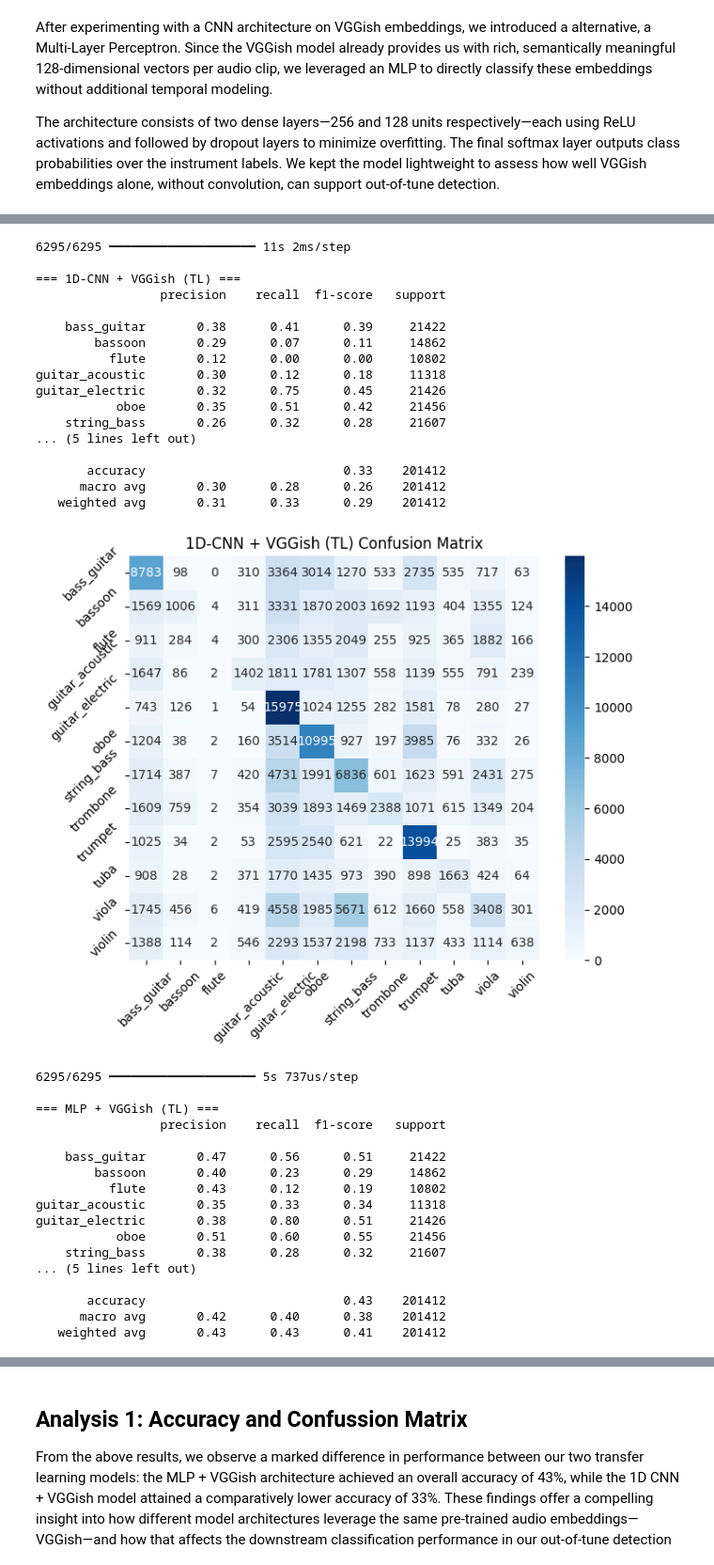
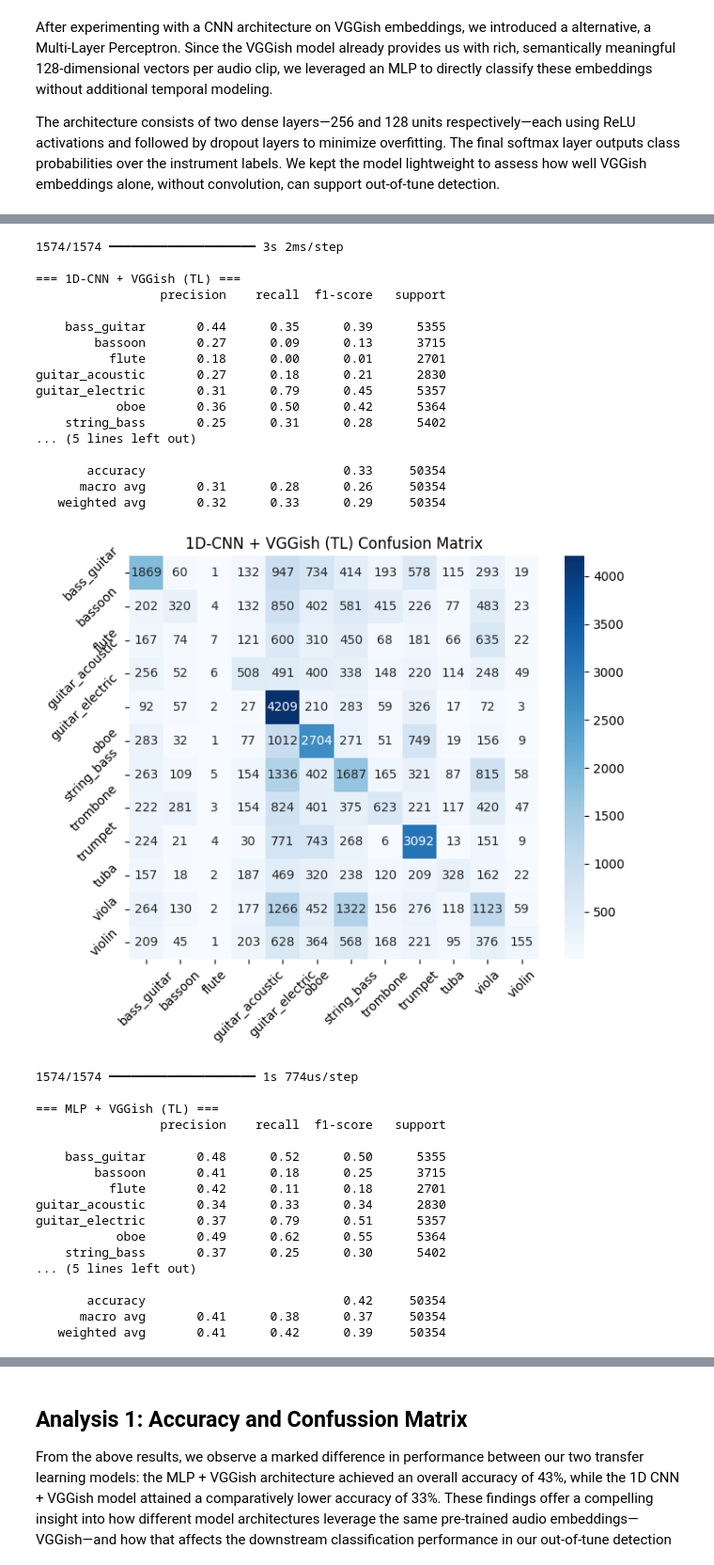
Before and after one commit to SMZ2000/PolyphonicInstrumentTuningDetection, a Jupyter notebook: FinalProject/FinalProject-Draft.ipynb, the cells around one changed output, grey strips where cells are left out. Shown at 94% size. Saved outputs shown, nothing was run; the diff lists cells and outputs as text; code cells hidden in the pictures.

```diff
--- a/FinalProject/FinalProject-Draft.ipynb
+++ b/FinalProject/FinalProject-Draft.ipynb
@@ -811,57 +806,57 @@ Epoch 30/30
 # %%
 import seaborn as sns
 
 #Evaluate Both Transfer Learning Models
 def report_tl(model, X, y, title):
     y_pred = np.argmax(model.predict(X), axis=1)
     y_true = np.argmax(y, axis=1)
     print(f"\n=== {title} ===")
     print(classification_report(y_true, y_pred, target_names=label_encoder.classes_))
     cm = confusion_matrix(y_true, y_pred)
     plt.figure(figsize=(7,6))
     sns.heatmap(cm, annot=True, fmt="d", cmap="Blues",
                 xticklabels=label_encoder.classes_,
                 yticklabels=label_encoder.classes_)
     plt.title(f"{title} Confusion Matrix")
     plt.xticks(rotation=45); plt.yticks(rotation=45)
     plt.tight_layout()
     plt.show()
 
-report_tl(cnn_tl, X_tr_c,      y_tr, "1D-CNN + VGGish (TL)")
-report_tl(mlp_tl, X_tr,      y_tr, "MLP + VGGish (TL)")
+report_tl(cnn_tl, X_te_c,      y_te, "1D-CNN + VGGish (TL)")
+report_tl(mlp_tl, X_te,      y_te, "MLP + VGGish (TL)")
 # %% [output]
-6295/6295 ━━━━━━━━━━━━━━━━━━━━ 11s 2ms/step
+1574/1574 ━━━━━━━━━━━━━━━━━━━━ 3s 2ms/step
 
 === 1D-CNN + VGGish (TL) ===
                  precision    recall  f1-score   support
 
-    bass_guitar       0.38      0.41      0.39     21422
-        bassoon       0.29      0.07      0.11     14862
-          flute       0.12      0.00      0.00     10802
-guitar_acoustic       0.30      0.12      0.18     11318
-guitar_electric       0.32      0.75      0.45     21426
-           oboe       0.35      0.51      0.42     21456
-    string_bass       0.26      0.32      0.28     21607
+    bass_guitar       0.44      0.35      0.39      5355
+        bassoon       0.27      0.09      0.13      3715
+          flute       0.18      0.00      0.01      2701
+guitar_acoustic       0.27      0.18      0.21      2830
+guitar_electric       0.31      0.79      0.45      5357
+           oboe       0.36      0.50      0.42      5364
+    string_bass       0.25      0.31      0.28      5402
 ... (5 lines left out)
 
-       accuracy                           0.33    201412
-      macro avg       0.30      0.28      0.26    201412
-   weighted avg       0.31      0.33      0.29    201412
+       accuracy                           0.33     50354
+      macro avg       0.31      0.28      0.26     50354
+   weighted avg       0.32      0.33      0.29     50354
-[figure, old version]
+[figure, new version]
-6295/6295 ━━━━━━━━━━━━━━━━━━━━ 5s 737us/step
+1574/1574 ━━━━━━━━━━━━━━━━━━━━ 1s 774us/step
 
 === MLP + VGGish (TL) ===
                  precision    recall  f1-score   support
 
-    bass_guitar       0.47      0.56      0.51     21422
-        bassoon       0.40      0.23      0.29     14862
-          flute       0.43      0.12      0.19     10802
-guitar_acoustic       0.35      0.33      0.34     11318
-guitar_electric       0.38      0.80      0.51     21426
-           oboe       0.51      0.60      0.55     21456
-    string_bass       0.38      0.28      0.32     21607
+    bass_guitar       0.48      0.52      0.50      5355
+        bassoon       0.41      0.18      0.25      3715
+          flute       0.42      0.11      0.18      2701
+guitar_acoustic       0.34      0.33      0.34      2830
+guitar_electric       0.37      0.79      0.51      5357
+           oboe       0.49      0.62      0.55      5364
+    string_bass       0.37      0.25      0.30      5402
 ... (5 lines left out)
 
-       accuracy                           0.43    201412
-      macro avg       0.42      0.40      0.38    201412
-   weighted avg       0.43      0.43      0.41    201412
+       accuracy                           0.42     50354
+      macro avg       0.41      0.38      0.37     50354
+   weighted avg       0.41      0.42      0.39     50354
```
Also changed, not shown: parts of 45 cells of this notebook.
